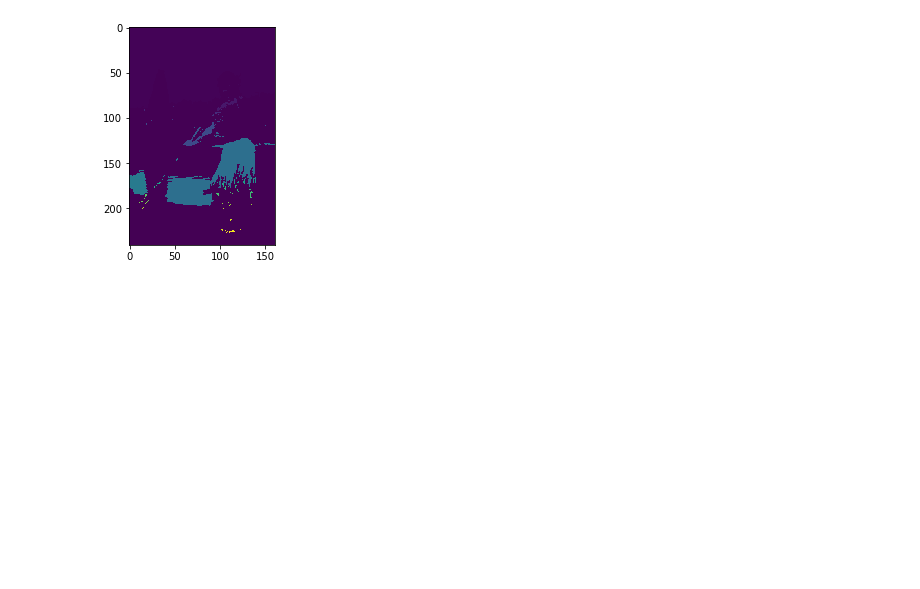
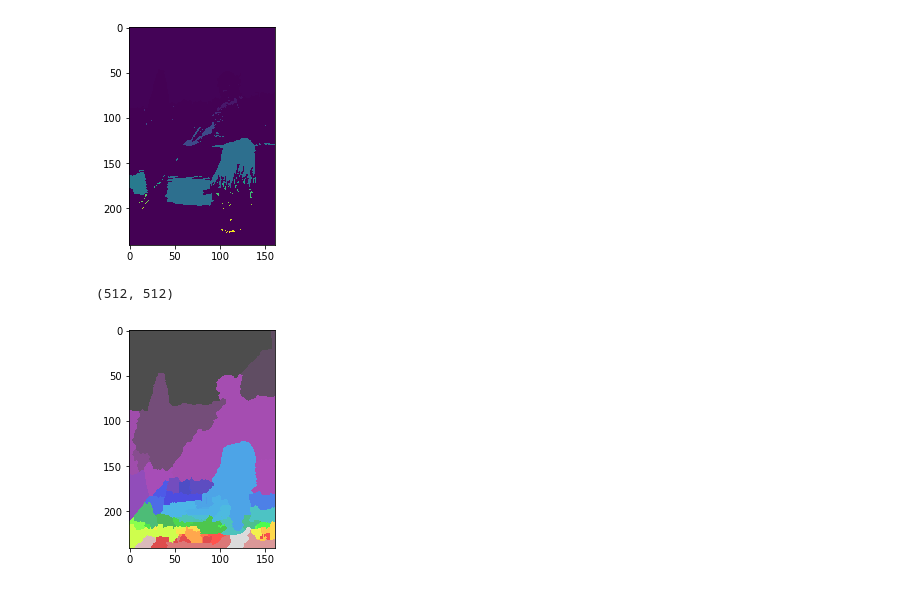
Before and after one commit to TomaF/image_processing, a Jupyter notebook: berkeley_1.ipynb, the cells around one changed output. Drawn from its saved outputs; the diff is of its cells as text; code cells hidden in the pictures; blank space fills up the shorter version.

```diff
--- a/berkeley_1.ipynb
+++ b/berkeley_1.ipynb
@@ -500,3 +500,33 @@ pl.imshow(labeled_gray)
 # %% [output]
 <matplotlib.image.AxesImage at 0x...>
 [figure]
+# %%
+from scipy import ndimage as ndi
+
+
+from skimage.morphology import watershed, disk
+from skimage import data
+from skimage.filters import rank
+from skimage.util import img_as_ubyte
+
+
+image = img_as_ubyte(np.int32(gray))
+print np.shape(data.camera())
+
+denoised = rank.median(image, disk(2))
+
+
+markers = rank.gradient(denoised, disk(5)) < 10
+markers = ndi.label(markers)[0]
+
+# local gradient (disk(2) is used to keep edges thin)
+gradient = rank.gradient(denoised, disk(2))
+
+# process the watershed
+labels = watershed(gradient, markers)
+
+pl.imshow(labels, cmap='spectral', interpolation='nearest', alpha=.7)
+pl.imsave('segmented1.png', labels)
+# %% [output]
+(512, 512)
+[figure, added]
```
Also changed, not shown: 1 other file.
